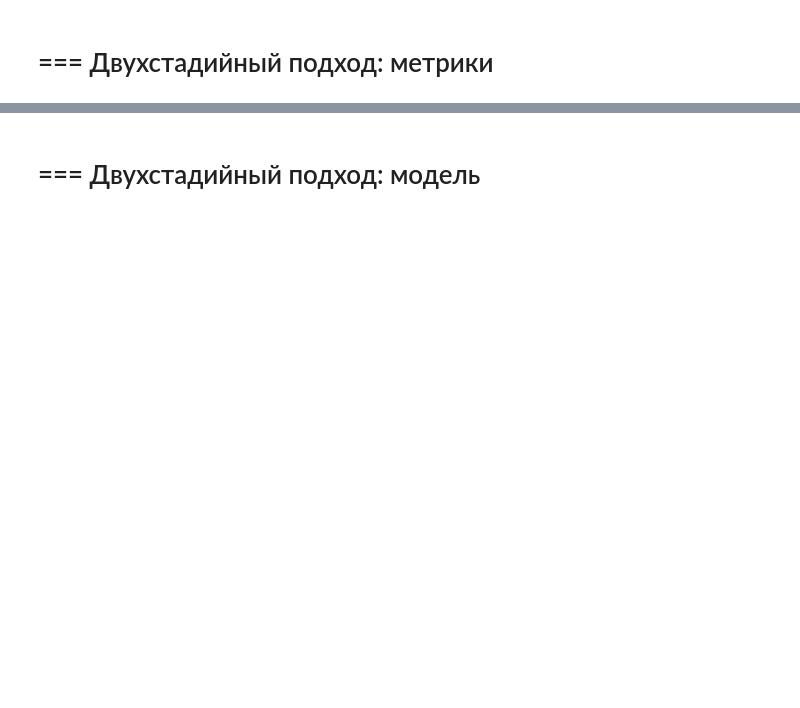
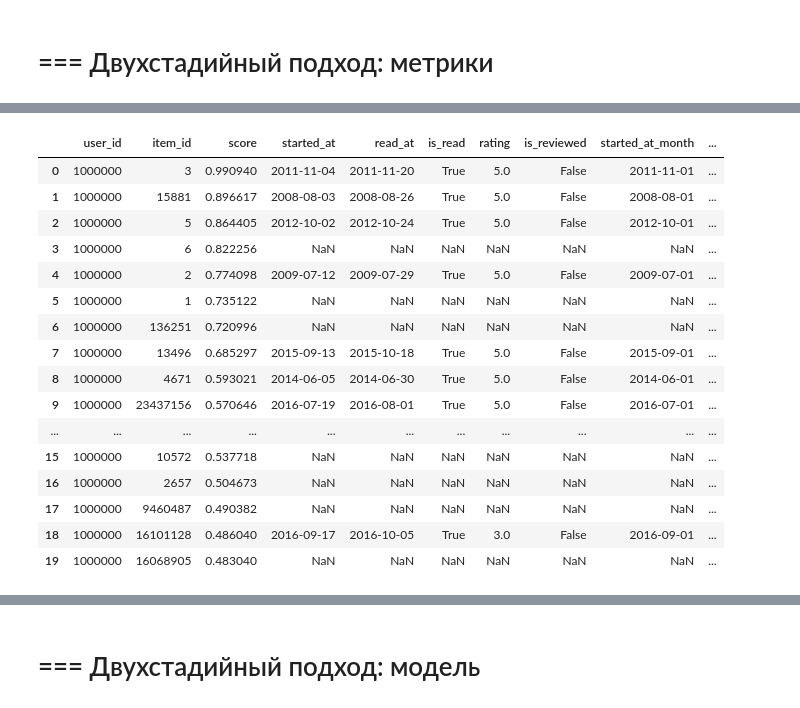
Before and after one commit to marsel171/mle-recsys-start, a Jupyter notebook: main_offline.ipynb, the cells around one changed output, grey strips where cells are left out. Cells and saved outputs as stored; diff of their text form; code cells hidden in the pictures; blank space fills up the shorter version.

```diff
--- a/main_offline.ipynb
+++ b/main_offline.ipynb
@@ -806,3 +808,5 @@ with pd.option_context("max_colwidth", 100):
    display(selected_items[["author", "title", "genre_and_votes"]])
 # %% [markdown]
 # === Базовые подходы: валидация
+# %%
+als_recommendations = pd.read_parquet("als_recommendations.parquet")
@@ -810,0 +920,6 @@ with pd.option_context("max_colwidth", 100):
+# %%
+# Новизна (англ. novelty)
+# разметим каждую рекомендацию признаком read
+events_train["read"] = True
+als_recommendations = als_recommendations.merge(events_train, on=["user_id", "item_id"], how="left")
+als_recommendations.head()
@@ -810,0 +933,3 @@ with pd.option_context("max_colwidth", 100):
+# %%
+als_recommendations["read"] = als_recommendations["read"].fillna(False).astype("bool")
+als_recommendations.head()
@@ -810,0 +943,5 @@ with pd.option_context("max_colwidth", 100):
+# %%
+# проставим ранги
+als_recommendations = als_recommendations.sort_values(by=["user_id","score"],ascending=[True,False])
+als_recommendations["rank"] = als_recommendations.groupby("user_id").cumcount() + 1
+als_recommendations.head()
@@ -810,0 +955,20 @@ with pd.option_context("max_colwidth", 100):
+# %%
+als_recommendations.head(20)
+# %% [output]
+|  | user_id | item_id | score | started_at | read_at | is_read | rating | is_reviewed | started_at_month | ... |
+| 0 | 1000000 | 3 | 0.990940 | 2011-11-04 | 2011-11-20 | True | 5.0 | False | 2011-11-01 | ... |
+| 1 | 1000000 | 15881 | 0.896617 | 2008-08-03 | 2008-08-26 | True | 5.0 | False | 2008-08-01 | ... |
+| 2 | 1000000 | 5 | 0.864405 | 2012-10-02 | 2012-10-24 | True | 5.0 | False | 2012-10-01 | ... |
+| 3 | 1000000 | 6 | 0.822256 | NaN | NaN | NaN | NaN | NaN | NaN | ... |
+| 4 | 1000000 | 2 | 0.774098 | 2009-07-12 | 2009-07-29 | True | 5.0 | False | 2009-07-01 | ... |
+| 5 | 1000000 | 1 | 0.735122 | NaN | NaN | NaN | NaN | NaN | NaN | ... |
+| 6 | 1000000 | 136251 | 0.720996 | NaN | NaN | NaN | NaN | NaN | NaN | ... |
+| 7 | 1000000 | 13496 | 0.685297 | 2015-09-13 | 2015-10-18 | True | 5.0 | False | 2015-09-01 | ... |
+| 8 | 1000000 | 4671 | 0.593021 | 2014-06-05 | 2014-06-30 | True | 5.0 | False | 2014-06-01 | ... |
+| 9 | 1000000 | 23437156 | 0.570646 | 2016-07-19 | 2016-08-01 | True | 5.0 | False | 2016-07-01 | ... |
+| ... | ... | ... | ... | ... | ... | ... | ... | ... | ... | ... |
+| 15 | 1000000 | 10572 | 0.537718 | NaN | NaN | NaN | NaN | NaN | NaN | ... |
+| 16 | 1000000 | 2657 | 0.504673 | NaN | NaN | NaN | NaN | NaN | NaN | ... |
+| 17 | 1000000 | 9460487 | 0.490382 | NaN | NaN | NaN | NaN | NaN | NaN | ... |
+| 18 | 1000000 | 16101128 | 0.486040 | 2016-09-17 | 2016-10-05 | True | 3.0 | False | 2016-09-01 | ... |
+| 19 | 1000000 | 16068905 | 0.483040 | NaN | NaN | NaN | NaN | NaN | NaN | ... |
```
Also changed, not shown: parts of 46 cells of this notebook, 5 other files.
